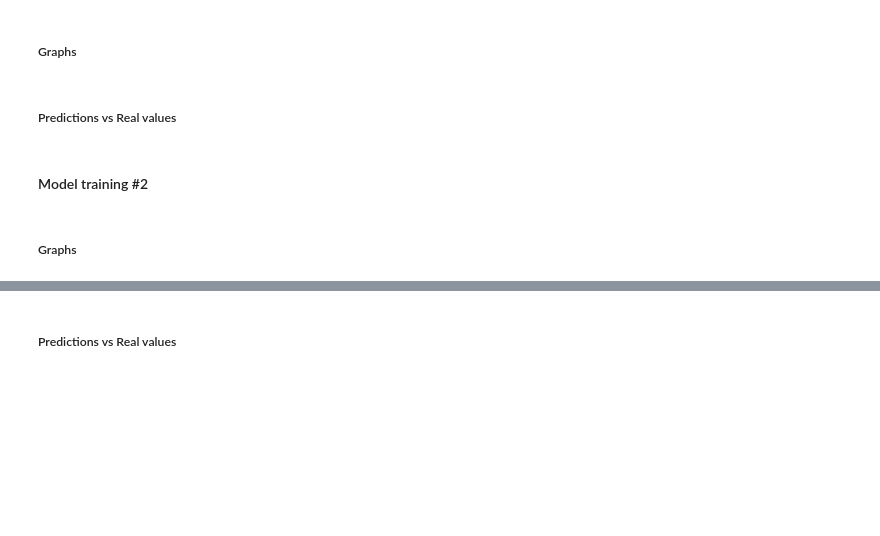
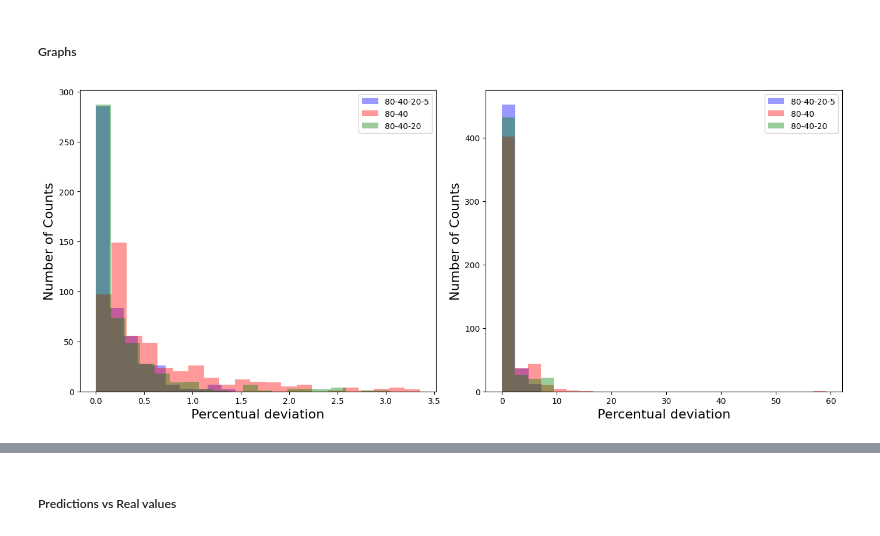
Before and after one commit to bernardombsoares/AI_Analysis_RBS_Spectra, a Jupyter notebook: rbs_ann.ipynb, the cells around one changed output, grey strips where cells are left out. Cells and saved outputs as stored; diff of their text form; code cells hidden in the pictures; blank space fills up the shorter version.

```diff
--- a/rbs_ann.ipynb
+++ b/rbs_ann.ipynb
@@ -1247,19 +1367,25 @@ for i in range(len(predictions1)):
 # %%
 fig, axs = plt.subplots(1, 2, figsize=(14, 6))
 
-axs[0].hist(temp_thick1, bins=25, color='blue', alpha=0.7)
-axs[0].set_title('Thickness Layer 1')
-axs[0].set_xlabel('Percentual deviation')
-axs[0].set_ylabel('Number of Counts')
+axs[0].hist(temp_thick11, bins=10, color='blue', alpha=0.4)
+axs[0].hist(temp_thick12, bins=21, color='red', alpha=0.4)
+axs[0].hist(temp_thick13, bins=20, color='green', alpha=0.4)
+axs[0].set_xlabel('Percentual deviation',fontsize=16)
+axs[0].set_ylabel('Number of Counts',fontsize=16)
 
-axs[1].hist(temp_thick2, bins=25, color='red', alpha=0.7)
-axs[1].set_title('Thickness Layer 2')
-axs[1].set_xlabel('Percentual deviation')
-axs[1].set_ylabel('Number of Counts')
+axs[0].legend(['80-40-20-5', '80-40','80-40-20'], loc='upper right')
+
+axs[1].hist(temp_thick21, bins=3, color='blue', alpha=0.4)
+axs[1].hist(temp_thick22, bins=25, color='red', alpha=0.4)
+axs[1].hist(temp_thick23, bins=4, color='green', alpha=0.4)
+axs[1].set_xlabel('Percentual deviation',fontsize=16)
+axs[1].set_ylabel('Number of Counts',fontsize=16)
 
 
 # Adjust layout to prevent overlapping titles and labels
 plt.tight_layout()
-
+plt.legend(['80-40-20-5', '80-40','80-40-20'], loc='upper right')
 # Show the plot
 plt.show()
+# %% [output]
+[figure, added]
@@ -1281,2 +1391,0 @@ plt.show()
-# %% [markdown]
-##### Predictions vs Real values
@@ -1295,2 +1391,0 @@ for i in range(len(predictions1)):
-# %% [markdown]
-#### Model training #2
@@ -1336,2 +1391,0 @@ for i in range(len(predictions1)):
-# %% [markdown]
-##### Graphs
```
Also changed, not shown: parts of 17 cells of this notebook.
